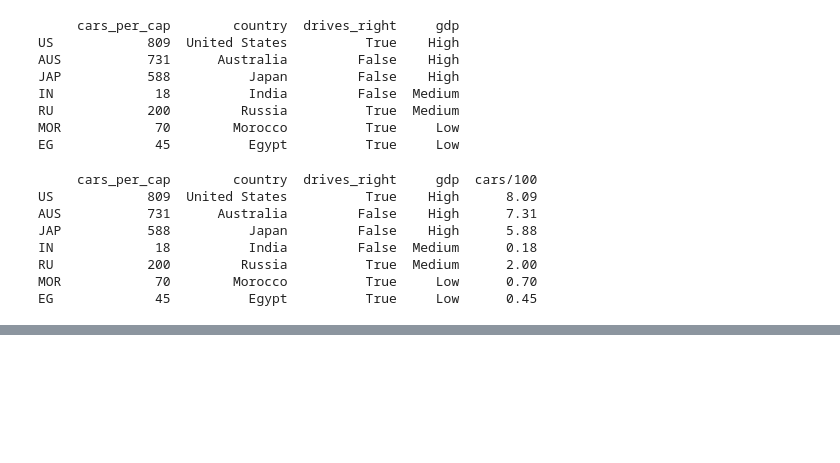
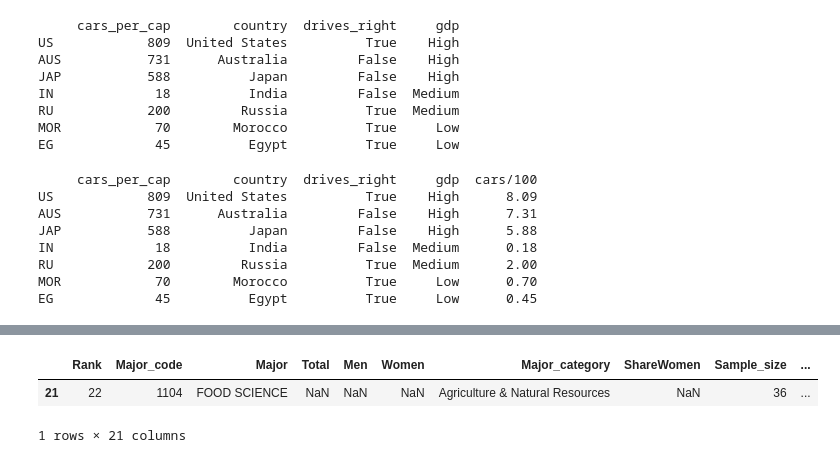
Before and after one commit to LRS4/Python-DataScience, a Jupyter notebook: Pandas.ipynb, the cells around one changed output, grey strips where cells are left out. Drawn from its saved outputs; the diff is of its cells as text; code cells hidden in the pictures; blank space fills up the shorter version.

```diff
--- a/Pandas.ipynb
+++ b/Pandas.ipynb
@@ -85,0 +216,7 @@ EG             45          Egypt          True     Low      0.45
+# %%
+# view the missing values of a column in relation to the wider DataFrame
+recent_grads[recent_grads.ShareWomen.isnull()]
+# %% [output]
+|  | Rank | Major_code | Major | Total | Men | Women | Major_category | ShareWomen | Sample_size | ... |
+| 21 | 22 | 1104 | FOOD SCIENCE | NaN | NaN | NaN | Agriculture & Natural Resources | NaN | 36 | ... |
+1 rows × 21 columns
```
Also changed, not shown: parts of 14 cells of this notebook.
